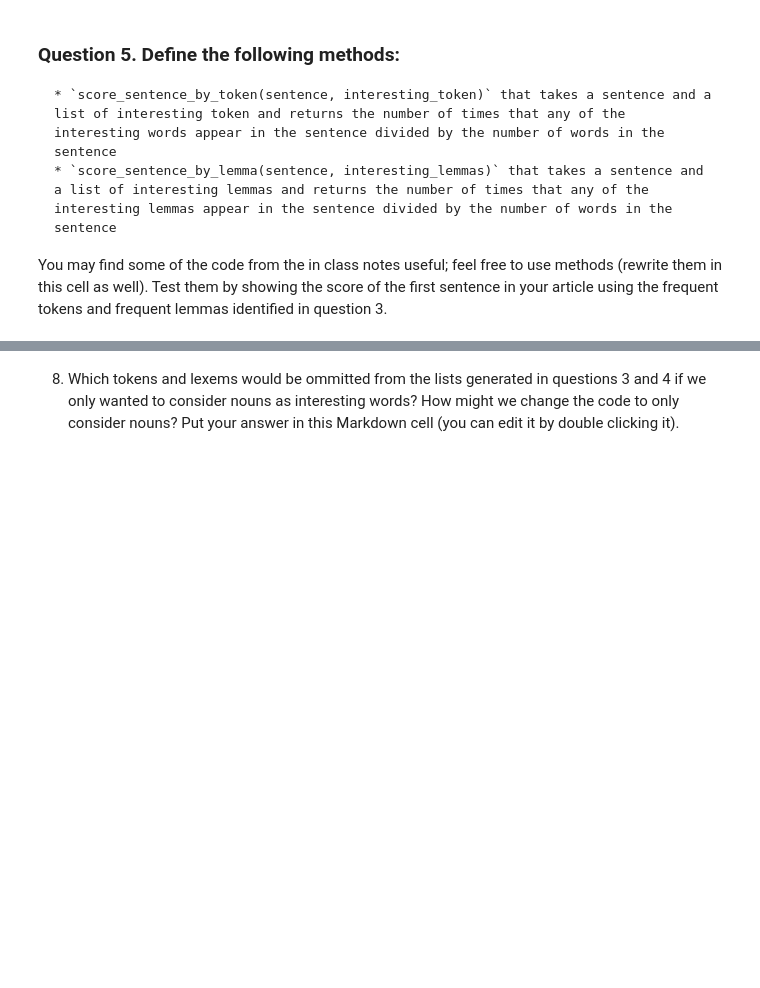
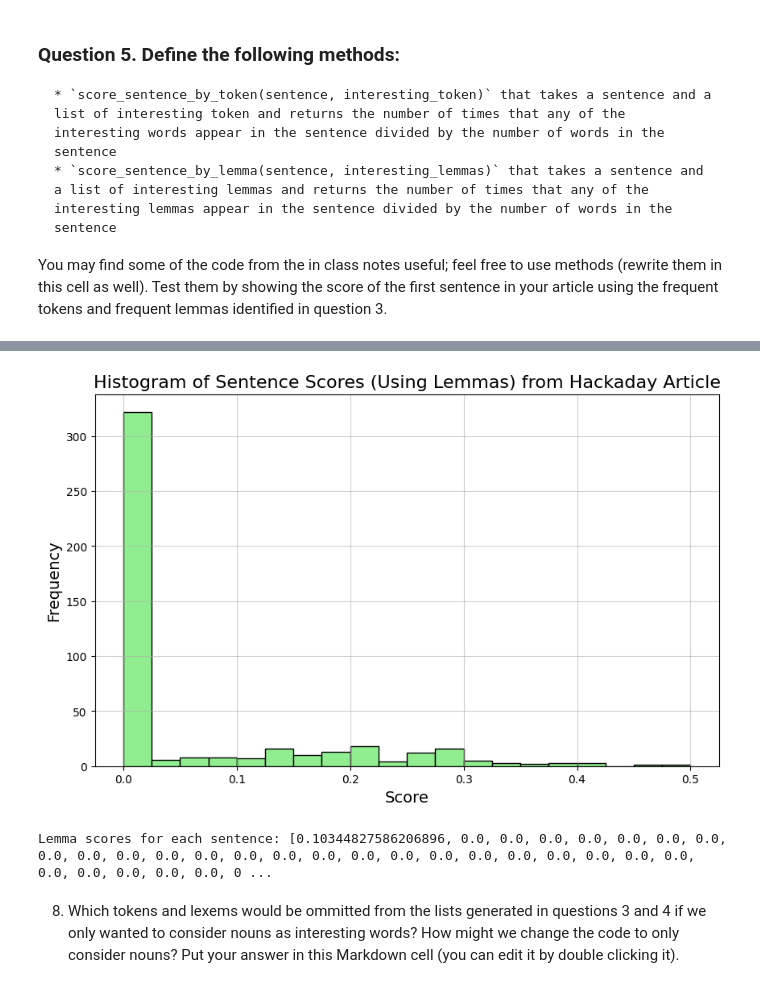
Before and after one commit to ClaytonSeabaughGH/web-scraping, a Jupyter notebook: web-scraping.ipynb, the cells around one changed output, grey strips where cells are left out. Cells and saved outputs as stored; diff of their text form; code cells hidden in the pictures; blank space fills up the shorter version.

```diff
--- a/web-scraping.ipynb
+++ b/web-scraping.ipynb
@@ -171,2 +300,58 @@ You may find some of the code from the in class notes useful; feel free to use m
+# %%
+import matplotlib.pyplot as plt
+from bs4 import BeautifulSoup
+import spacy
+import pickle
+
+# Initialize the spaCy pipeline
+nlp = spacy.load("en_core_web_sm")
+
+# Assuming `loaded_html` contains the article HTML loaded previously
+with open("article.pkl", "rb") as file:
+    loaded_html = pickle.load(file)
+
+# Parse the HTML content
+soup = BeautifulSoup(loaded_html, "html.parser")
+
+# Extract the text from the HTML
+article_text = soup.get_text()
+
+# Function to score a sentence by the frequency of interesting lemmas
+def score_sentence_by_lemma(sentence, interesting_lemmas):
+    """
+    Scores a sentence by the proportion of interesting lemmas it contains.
+    """
+    doc = nlp(sentence)  # Process the sentence with spaCy
+    # Count lemmas that are in the interesting lemmas list
+    lemma_count = sum(1 for token in doc if token.lemma_.lower() in interesting_lemmas)
+    # Count total meaningful words (not spaces or punctuation)
+    total_words = len([token for token in doc if not token.is_space and not token.is_punct])
+    return lemma_count / total_words if total_words > 0 else 0
+
+# Split the article text into sentences
+doc = nlp(article_text)
+sentences = list(doc.sents)
+
+# Interesting lemmas (from Q4)
+interesting_lemmas = ["comment", "2021", "march", "say", "report"]
+
+# Calculate scores for all sentences using lemmas
+lemma_scores = [score_sentence_by_lemma(sentence.text, interesting_lemmas) for sentence in sentences]
+
+# Plot a histogram of sentence scores (using lemmas)
+plt.figure(figsize=(10, 6))
+plt.hist(lemma_scores, bins=20, edgecolor="black", color="lightgreen")
+plt.title("Histogram of Sentence Scores (Using Lemmas) from Hackaday Article", fontsize=16)
+plt.xlabel("Score", fontsize=14)
+plt.ylabel("Frequency", fontsize=14)
+plt.grid(True, alpha=0.6)
+plt.show()
+
+print(f"Lemma scores for each sentence: {lemma_scores}")
+
+# The most common range of scores seems to be from 0 to 0.025.
+# %% [output]
+[figure, added]
+Lemma scores for each sentence: [0.10344827586206896, 0.0, 0.0, 0.0, 0.0, 0.0, 0.0, 0.0, 0.0, 0.0, 0.0, 0.0, 0.0, 0.0, 0.0, 0.0, 0.0, 0.0, 0.0, 0.0, 0.0, 0.0, 0.0, 0.0, 0.0, 0.0, 0.0, 0.0, 0.0, 0.0, 0 ...
 # %% [markdown]
 8. Which tokens and lexems would be ommitted from the lists generated in questions 3 and 4 if we only wanted to consider nouns as interesting words?  How might we change the code to only consider nouns? Put your answer in this Markdown cell (you can edit it by double clicking it).
```
Also changed, not shown: parts of 4 cells of this notebook.
